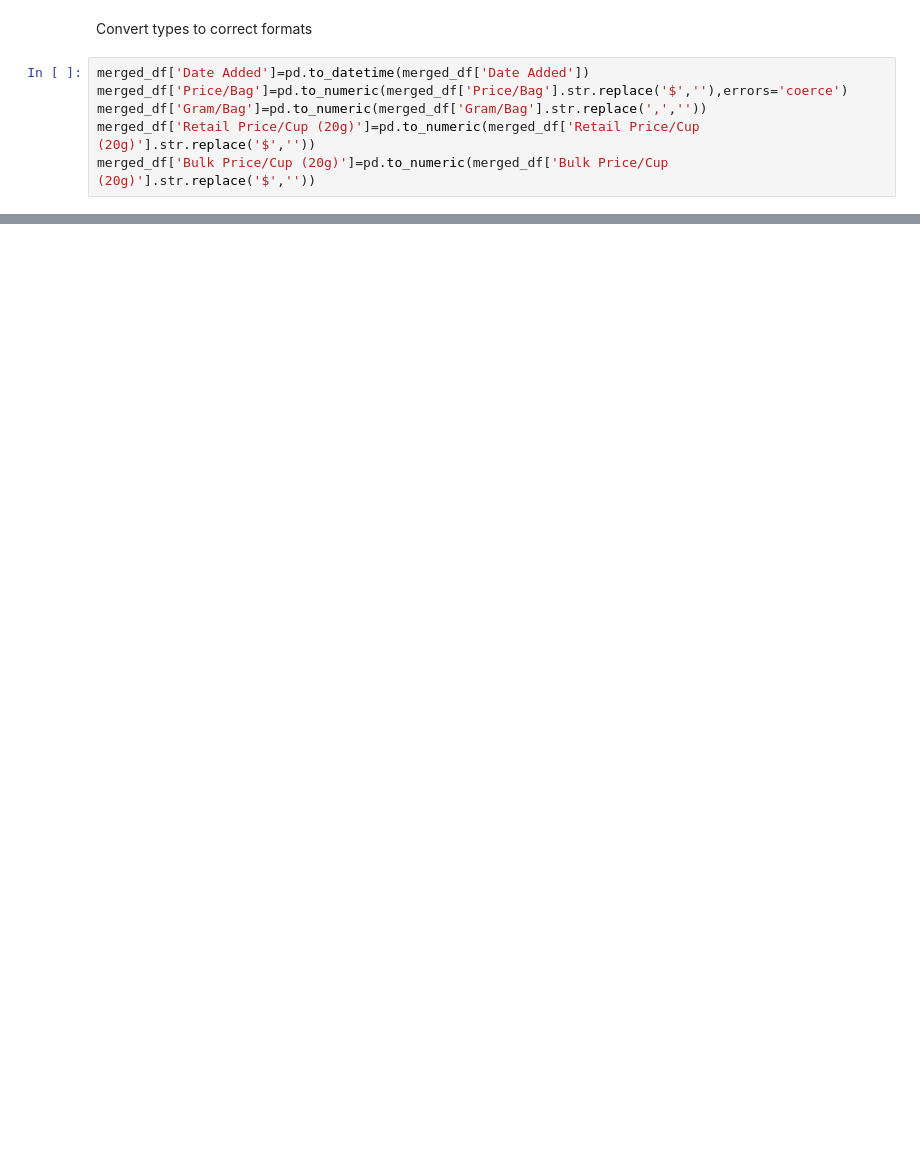
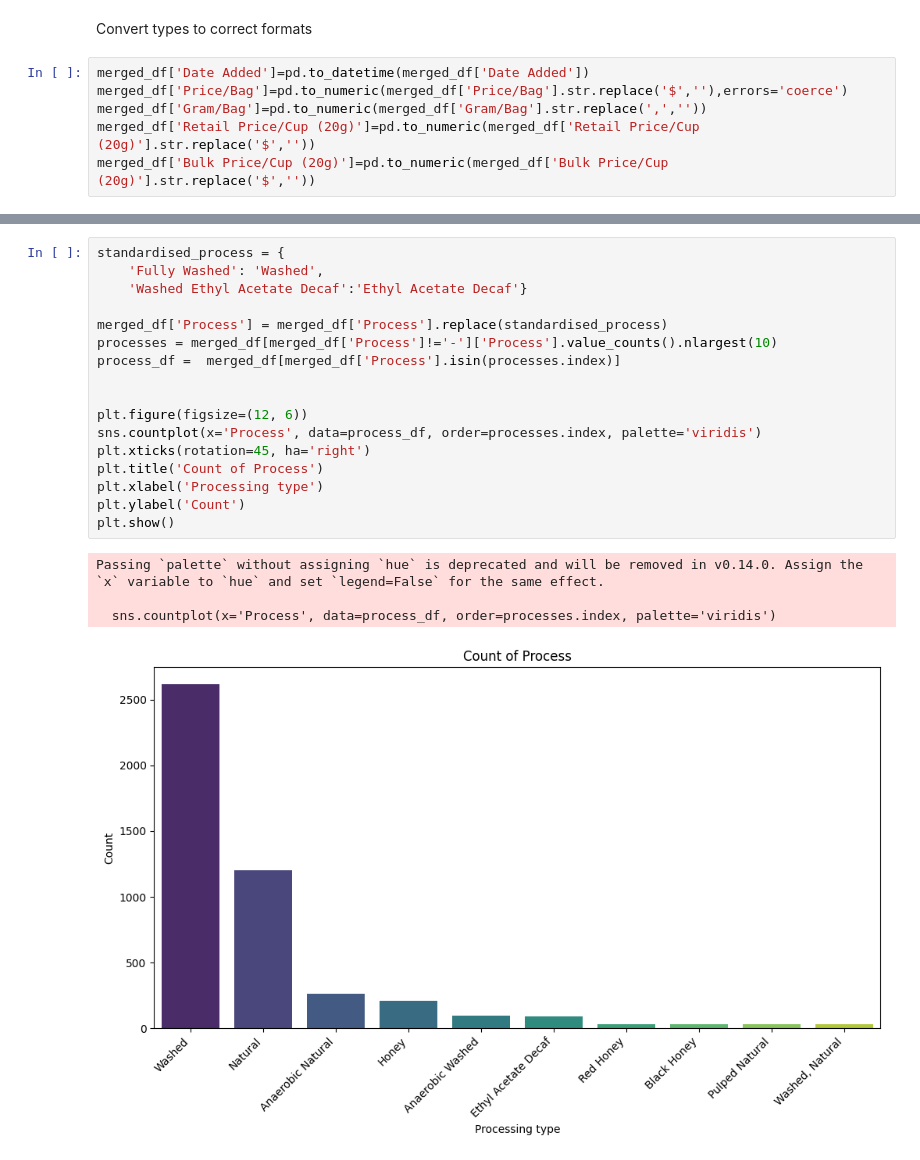
Before and after one commit to classicclown/Loffee-Labs, a Jupyter notebook: Coffee_Project.ipynb, the cells around one changed output, grey strips where cells are left out. Drawn from its saved outputs; the diff is of its cells as text; blank space fills up the shorter version.

```diff
--- a/Coffee_Project.ipynb
+++ b/Coffee_Project.ipynb
@@ -225,0 +357,22 @@ dtype: int64
+# %%
+standardised_process = {
+    'Fully Washed': 'Washed',
+    'Washed Ethyl Acetate Decaf':'Ethyl Acetate Decaf'}
+
+merged_df['Process'] = merged_df['Process'].replace(standardised_process)
+processes = merged_df[merged_df['Process']!='-']['Process'].value_counts().nlargest(10)
+process_df =  merged_df[merged_df['Process'].isin(processes.index)]
+
+
+plt.figure(figsize=(12, 6))
+sns.countplot(x='Process', data=process_df, order=processes.index, palette='viridis')
+plt.xticks(rotation=45, ha='right')
+plt.title('Count of Process')
+plt.xlabel('Processing type')
+plt.ylabel('Count')
+plt.show()
+# %% [output]
+Passing `palette` without assigning `hue` is deprecated and will be removed in v0.14.0. Assign the `x` variable to `hue` and set `legend=False` for the same effect.
+
+  sns.countplot(x='Process', data=process_df, order=processes.index, palette='viridis')
+[figure, added]
```
Also changed, not shown: parts of 31 cells of this notebook.
